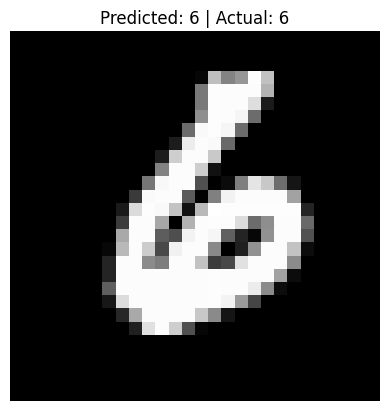
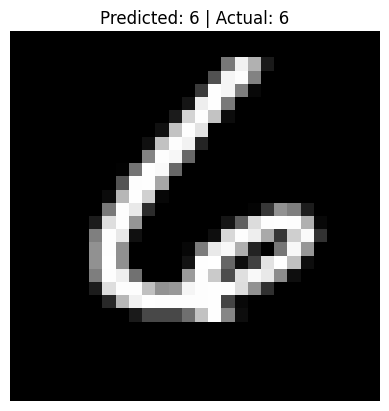
Code edit (unified diff) that turned the first committed figure into the second:
--- before
+++ after
@@ -20,4 +20,5 @@
 # display image
 plt.imshow(image.reshape(28, 28), cmap='gray')
+plt.savefig("prediction.png")
 plt.title(f"Predicted: {predicted_label} | Actual: {true_label}")
 plt.axis('off')

Commit: prediction plot saved